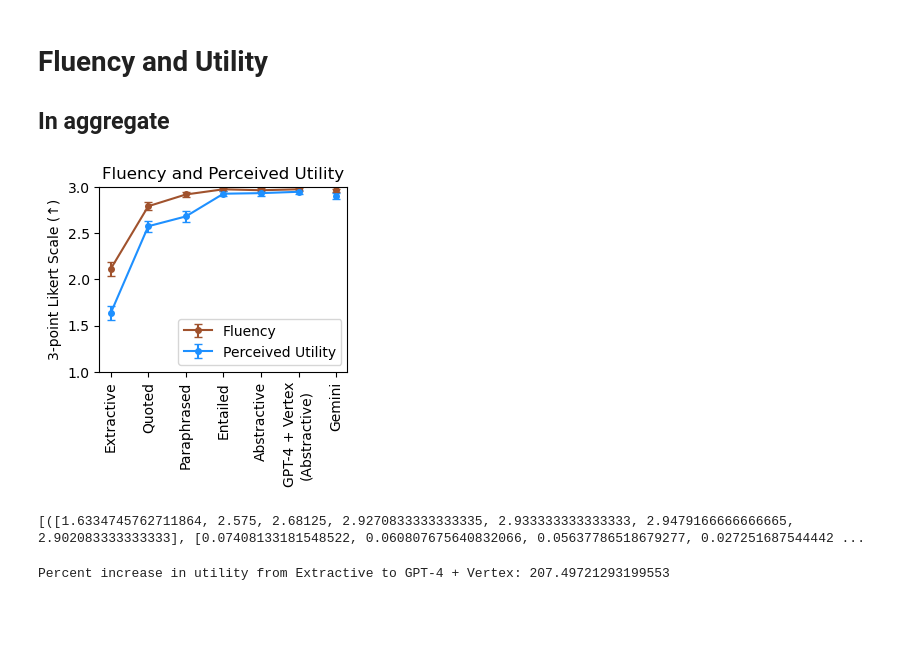
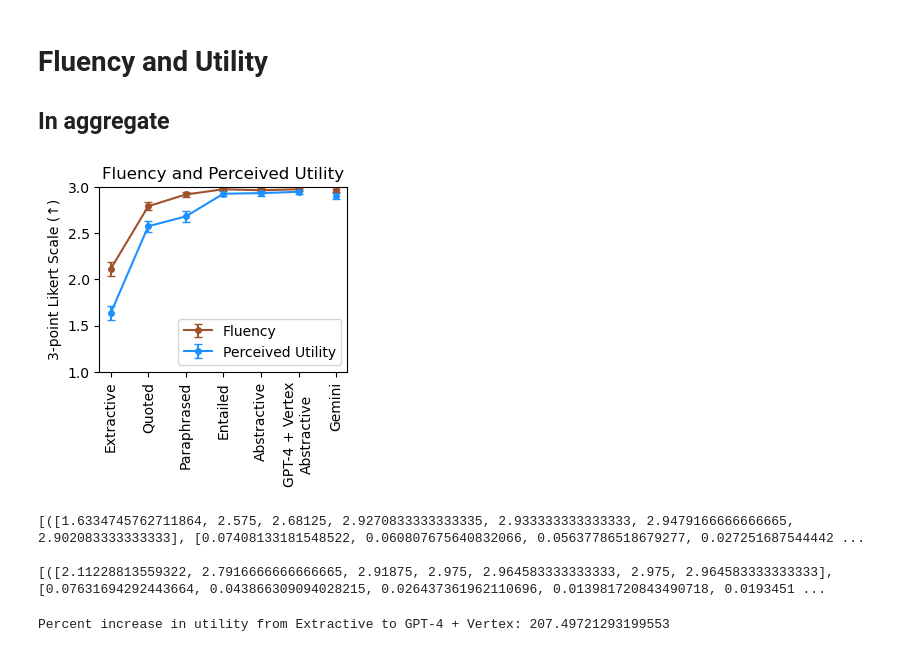
Before and after one commit to guestrin-lab/extractive-abstractive-spectrum, a Jupyter notebook: visualize_results/plotting_by_metric.ipynb, the cells around one changed output. Cells and saved outputs as stored; diff of their text form; code cells hidden in the pictures; blank space fills up the shorter version.

```diff
--- a/visualize_results/plotting_by_metric.ipynb
+++ b/visualize_results/plotting_by_metric.ipynb
@@ -10,18 +11,29 @@ import re
 # %%
 plot_pilot_results = False
 plot_needs_citation = True
+plot_auto_eval_results = False
+model_type = 'gpt4'
+
 datasets = ['NQ', 'Eta3G', 'MH', 'MASH']
 label_datasets = ['NQ', 'Eta3G', '2WikiMH', 'MASH']
-ops = ['Snippet', 'Quoted', 'Paraphrased', 'Entailed', 'Abstractive', 'Post Hoc', 'Gemini']
-op_names = ['Extractive', 'Quoted', 'Paraphrased', 'Entailed', 'Abstractive', 'GPT-4 + Vertex\n(Abstractive)', 'Gemini']
-all_ops = ['Snippet', 'Quoted', 'Quoted Reeval', 'Paraphrased', 'Entailed', 'Abstractive', 'Gemini', 'Post Hoc']
+ops = ['Snippet', 'Quoted', 'Paraphrased', 'Entailed', 'Abstractive']
+op_names = ['Extractive', 'Quoted', 'Paraphrased', 'Entailed', 'Abstractive']
+all_ops = ['Snippet', 'Quoted', 'Quoted Reeval', 'Paraphrased', 'Entailed', 'Abstractive']
+if model_type == 'gpt4':
+    ops.extend(['Post Hoc', 'Gemini'])
+    op_names.extend(['GPT-4 + Vertex\nAbstractive', 'Gemini'])
+    all_ops.extend(['Post Hoc', 'Gemini'])
 colors = ['b', 'g', 'r', 'c']
 if (plot_pilot_results):
     results_tag = 'Pilot'
     all_results_df, results = load_all_pilot_results()
-else:
+elif not plot_auto_eval_results:
     if (plot_needs_citation):
         results_tag = 'sentences_that_need_citation_only'
     else:
         results_tag = 'all_sentences'
     all_results_df, results = load_all_mturk_results(needs_citation_only=plot_needs_citation)
+else:
+    results_tag = 'auto_eval_'+model_type
+    results_tag = results_tag.replace('.', '')
+    all_results_df, results = load_all_auto_eval_results(model_type, baselines=True)
@@ -63,37 +79,48 @@ def plot_utility_or_fluency(results_list, results_labels, fig, ax1, colors):
     # Plot the first set of results
     lines, labels = ax1.get_legend_handles_labels()
     for idx, nested_tuple in enumerate(zip(results_list, results_labels)):
         result_label = nested_tuple[1]
         averages = nested_tuple[0][0]
         conf_intervals = nested_tuple[0][1]
         marker = 'o'
-        ax1.errorbar(op_names[:-1], averages[:-1], yerr=conf_intervals[:-1], fmt=marker + '-', color=colors[idx], label=result_label, capsize=3, ms=4)
-        ax1.errorbar(op_names[-1], averages[-1], yerr=conf_intervals[-1], fmt=marker + '-', color=colors[idx], capsize=3, ms=4)
+        if 'Gemini' in op_names:
+            ax1.errorbar(op_names[:-1], averages[:-1], yerr=conf_intervals[:-1], fmt=marker + '-', color=colors[idx], label=result_label, capsize=3, ms=4)
+            ax1.errorbar(op_names[-1], averages[-1], yerr=conf_intervals[-1], fmt=marker + '-', color=colors[idx], capsize=3, ms=4)
+        else:
+            ax1.errorbar(op_names, averages, yerr=conf_intervals, fmt=marker + '-', color=colors[idx], label=result_label, capsize=3, ms=4)
         ax1.set_ylim([1,3])
     plt.xticks(rotation=90)
     return fig, ax1
 
 fig, ax1 = plot_utility_or_fluency(fluencies, ['Fluency'], fig, ax1, colors=['sienna'])
 fig, ax1 = plot_utility_or_fluency(utilities, ['Perceived Utility'], fig, ax1, colors=['dodgerblue'])
 
 # Set labels and title
 ax1.set_ylabel('3-point Likert Scale (↑)')
 
 # set the legend
 lines, labels = ax1.get_legend_handles_labels()
 plt.legend(lines, labels, loc='lower left', bbox_to_anchor=(.29,0))
 
 if (plot_pilot_results):
     plt.title('Pilot Fluency and Perceived Utility')
+elif (plot_auto_eval_results):
+    plt.title('Auto-eval Fluency and Perceived Utility ('+model_type.upper()+')')
 else:
     plt.title('Fluency and Perceived Utility')
+
+
 plt.savefig('figures/utility_fluency_aggregate_'+results_tag, bbox_inches='tight', dpi=400)
 # Show the plot
 plt.show()
 print(utilities)
+print()
+print(fluencies)
 # %% [output]
-[figure, old version]
+[figure, new version]
 [([1.6334745762711864, 2.575, 2.68125, 2.9270833333333335, 2.933333333333333, 2.9479166666666665, 2.902083333333333], [0.07408133181548522, 0.060807675640832066, 0.05637786518679277, 0.027251687544442 ...
+
+[([2.11228813559322, 2.7916666666666665, 2.91875, 2.975, 2.964583333333333, 2.975, 2.964583333333333], [0.07631694292443664, 0.043866309094028215, 0.026437361962110696, 0.013981720843490718, 0.0193451 ...
 # %%
 print('Percent increase in utility from Extractive to GPT-4 + Vertex:', 100*(utilities[0][0][-2]-utilities[0][0][0])/(utilities[0][0][0]-1))
 # %% [output]
```
Also changed, not shown: parts of 31 cells of this notebook, 19 other files.
